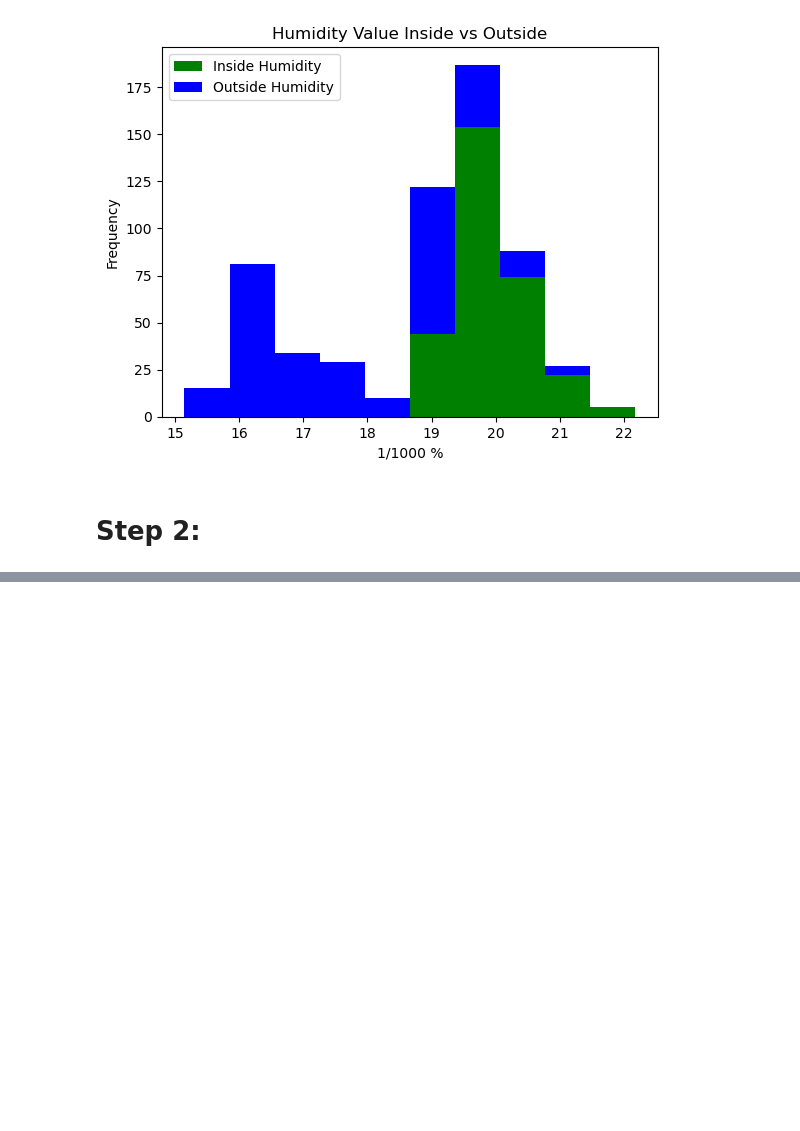
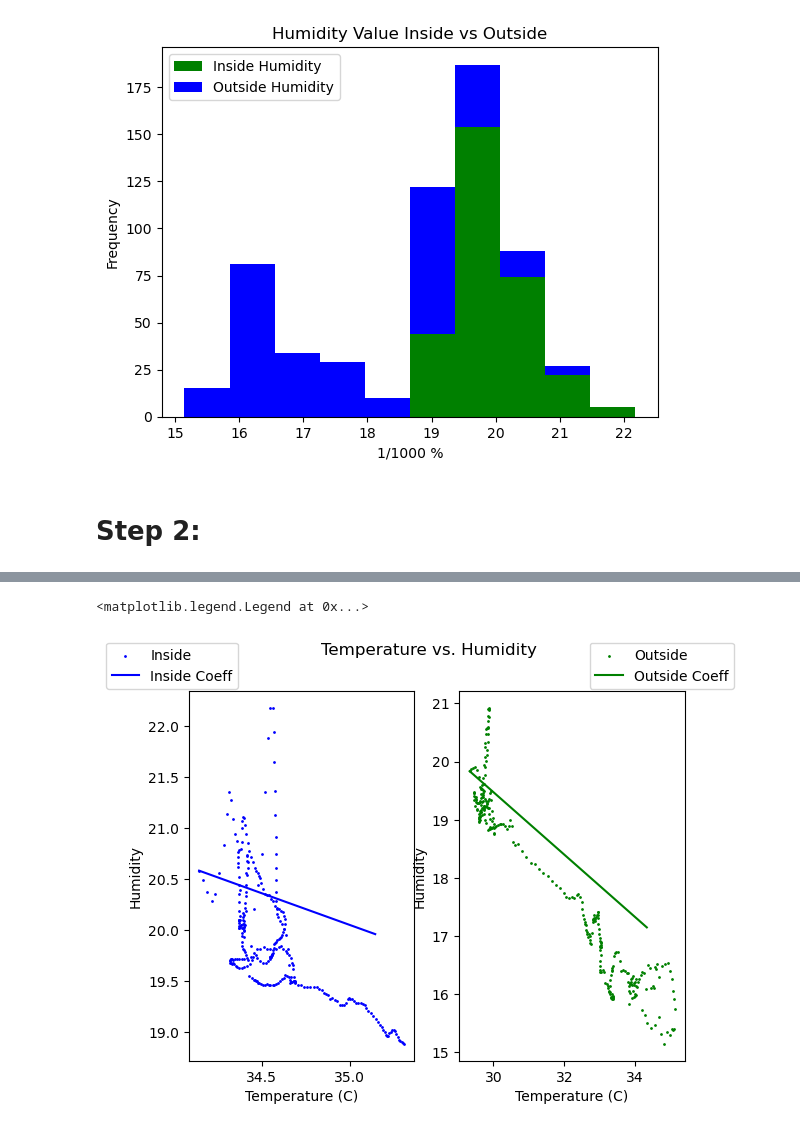
Before and after one commit to Nschellhaas/E11_Delicious_Uranium, a Jupyter notebook: Lab_6_BME_Data.ipynb, the cells around one changed output, grey strips where cells are left out. Drawn from its saved outputs; the diff is of its cells as text; code cells hidden in the pictures; blank space fills up the shorter version.

```diff
--- a/Lab_6_BME_Data.ipynb
+++ b/Lab_6_BME_Data.ipynb
@@ -12,9 +12,13 @@ We must not have taken enough data to see a Gaussian distribution since our data
 Out_Time = np.loadtxt('E11_Delicious_Uranium/Lab_6_outside.csv', delimiter=',', skiprows=2,usecols=0)
 Out_Particles = np.loadtxt('E11_Delicious_Uranium/Lab_6_outside.csv', delimiter=',', skiprows=2,usecols=1)
 Out_Temp = np.loadtxt('E11_Delicious_Uranium/Lab_6_outside.csv', delimiter=',', skiprows=2,usecols=2)
+Out_Hum = np.loadtxt('E11_Delicious_Uranium/Lab_6_outside.csv', delimiter=',', skiprows=2,usecols=6)
+Out_PM2_5 = np.loadtxt('Lab_6_outside.csv', delimiter=',', skiprows=2,usecols=1)
 In_Time = np.loadtxt('E11_Delicious_Uranium/Lab_6_inside.csv', delimiter=',', skiprows=2,usecols=0)
 In_Particles = np.loadtxt('E11_Delicious_Uranium/Lab_6_inside.csv', delimiter=',', skiprows=2,usecols=1)
 In_Temp = np.loadtxt('E11_Delicious_Uranium/Lab_6_inside.csv', delimiter=',', skiprows=2,usecols=2)
+In_Hum = np.loadtxt('E11_Delicious_Uranium/Lab_6_inside.csv', delimiter=',', skiprows=2,usecols=6)
+In_PM2_5 = np.loadtxt('Lab_6_inside.csv', delimiter=',', skiprows=2,usecols=1)
 #Particles/Time
 plt.figure(figsize=(8,8))
 plt.plot(Out_Time,Out_Particles, label="Particles/Time Outside",linestyle='--', color='b')
@@ -338,0 +397,18 @@ plt.legend()
+# %%
+fig, (ax1,ax2) = plt.subplots(1,2)
+b=np.corrcoef(In_Temp,In_Hum)
+fig.suptitle('Temperature vs. Humidity')
+ax1.scatter(In_Temp,In_Hum,label='Inside',s=1,c='b')
+ax1.plot(np.arange(2)+In_Temp[0],b[0][1]*np.arange(2)+In_Hum[0],label='Inside Coeff',c='b')
+ax1.set_xlabel('Temperature (C)')
+ax1.set_ylabel('Humidity')
+ax1.legend(bbox_to_anchor=(.25, 1.15))
+b2=np.corrcoef(Out_Temp,In_Hum)
+ax2.scatter(Out_Temp,Out_Hum,label='Outside',s=1,c='g')
+ax2.plot(np.arange(6)+Out_Temp[0],(b2[0][1]*np.arange(6)+Out_Hum[0]),label='Outside Coeff',c='g')
+ax2.set_xlabel('Temperature (C)')
+ax2.set_ylabel('Humidity')
+ax2.legend(bbox_to_anchor=(1.25, 1.15))
+# %% [output]
+<matplotlib.legend.Legend at 0x...>
+[figure, added]
```
Also changed, not shown: parts of 17 cells of this notebook.
